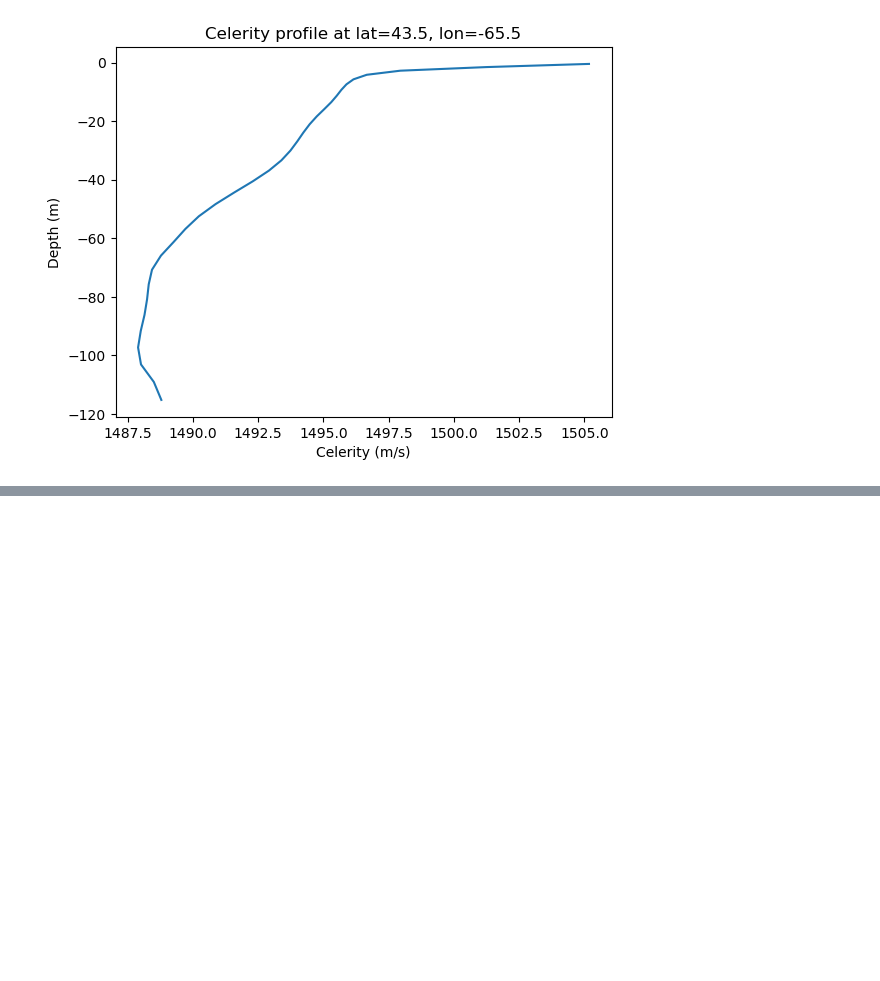
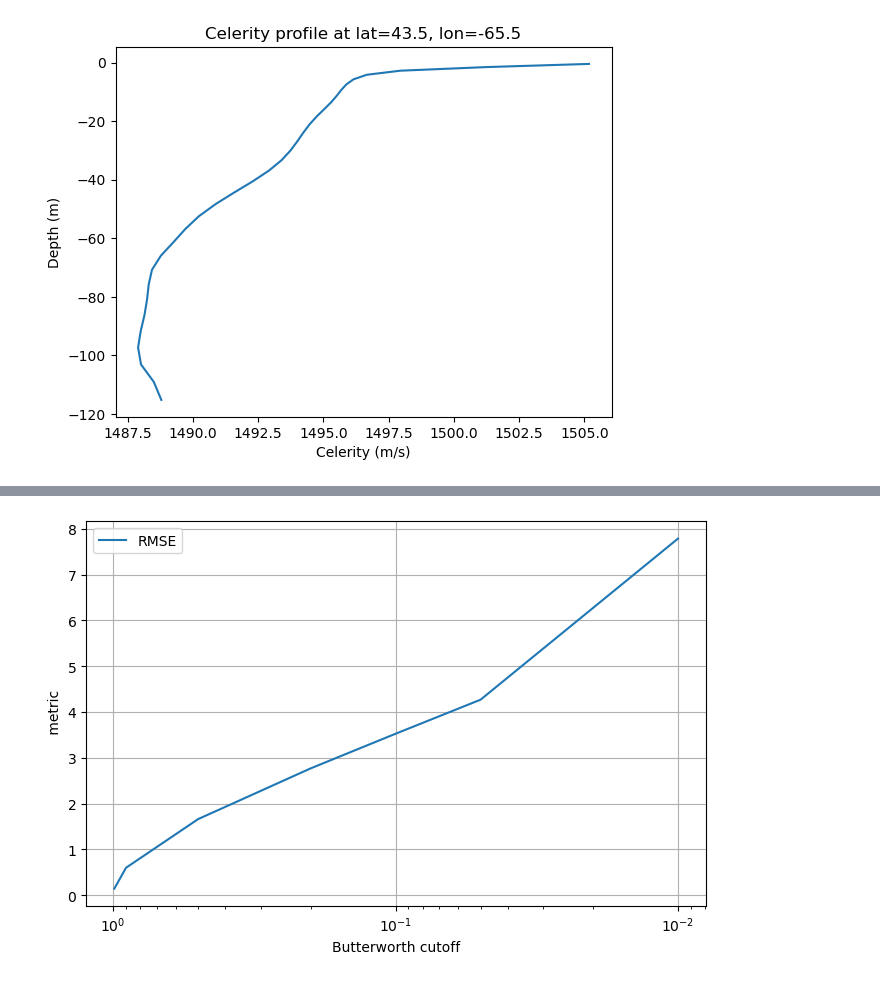
Before and after one commit to CIA-Oceanix/FASCINATION, a Jupyter notebook: notebooks/dev/data.ipynb, the cells around one changed output, grey strips where cells are left out. Saved outputs shown, nothing was run; the diff lists cells and outputs as text; code cells hidden in the pictures; blank space fills up the shorter version.

```diff
--- a/notebooks/dev/data.ipynb
+++ b/notebooks/dev/data.ipynb
@@ -461,0 +902,18 @@ plt.show()
+# %%
+plt.figure(figsize=(8,5))
+
+plt.semilogx(df["cutoff"], df["rmse"] , label="RMSE")
+# plt.semilogx(df["cutoff"], df["rmse_grad"] , label="Gradient RMSE")
+# plt.semilogx(df["cutoff"], df["roughness_l1"], label="Roughness")
+# plt.semilogx(df["cutoff"], df["corr_loss"], label="Correlation loss")
+#plt.semilogx(df["cutoff"], df["ecs"], label="ECS")
+#plt.semilogx(df["cutoff"], df["f1_score_loss"], label="F1 score loss")
+#plt.semilogx(df["cutoff"], df["extremum_position_error"], label="Extremum position error")
+
+plt.gca().invert_xaxis()
+plt.xlabel("Butterworth cutoff")
+plt.ylabel(" metric")
+plt.legend()
+plt.grid(True)
+# %% [output]
+[figure, added]
```
Also changed, not shown: parts of 28 cells of this notebook, 24 other files.
